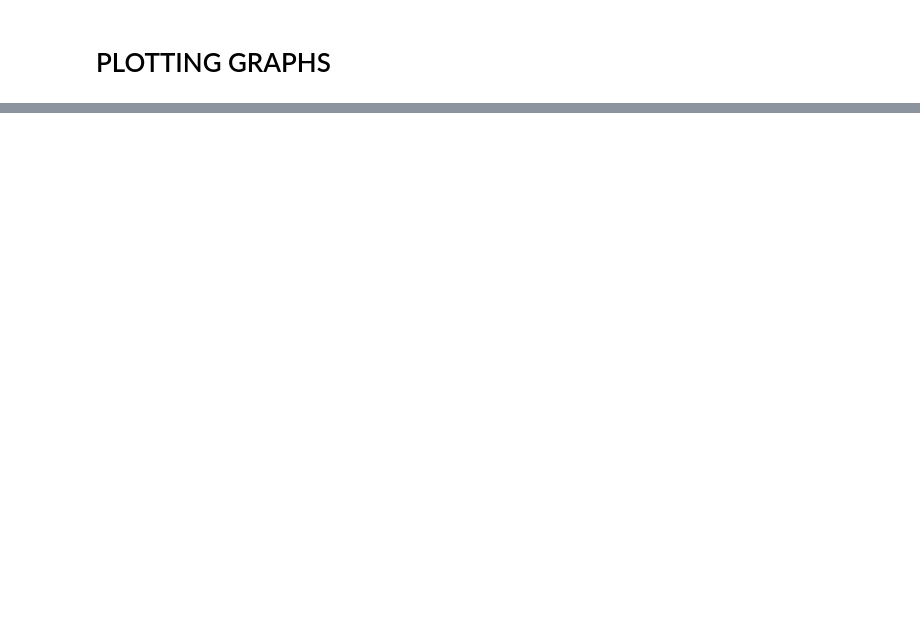
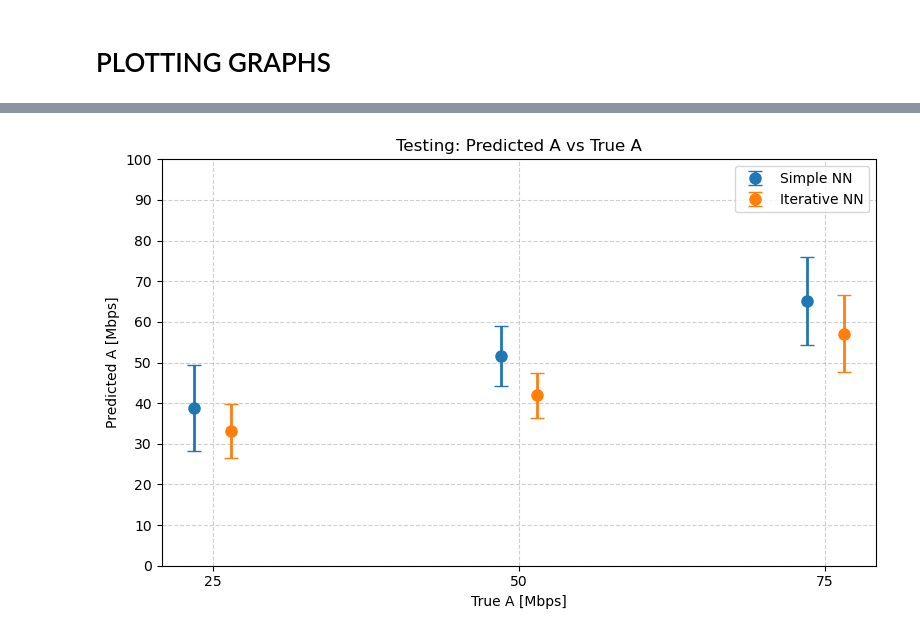
Before and after one commit to MKumar-12/UDP_ML_col867, a Jupyter notebook: Interpolation_Extrapolation_Merged.ipynb, the cells around one changed output, grey strips where cells are left out. Cells and saved outputs as stored; diff of their text form; code cells hidden in the pictures; blank space fills up the shorter version.

```diff
--- a/Interpolation_Extrapolation_Merged.ipynb
+++ b/Interpolation_Extrapolation_Merged.ipynb
@@ -110,0 +134,4 @@ y_extra_actual = y_extra
+# %%
+pred_train_simple = scaler.inverse_transform(simple_nn.predict(X_train))
+pred_train_iter = scaler.inverse_transform(iterative_predict(iter_nn, X_train))
+y_train_actual=y_train
@@ -235,6 +285,14 @@ A_simple_extra = pred_extra_simple[:, 0]
 C_simple_extra = pred_extra_simple[:, 1]
 A_iterative_extra = pred_extra_iter[:, 0]
 C_iterative_extra = pred_extra_iter[:, 1]
+
+# ==== Extract A and C values for extrapolation ====
+A_true_train = y_train_actual[:, 0]
+C_true_train = y_train_actual[:, 1]
+A_simple_train = pred_train_simple[:, 0]
+C_simple_train = pred_train_simple[:, 1]
+A_iterative_train = pred_train_iter[:, 0]
+C_iterative_train = pred_train_iter[:, 1]
 # %%
 # ==== Plot A: Interpolation ====
 plot_grouped_A_predictions(
@@ -254,3 +312,11 @@ plot_grouped_A_predictions(
+# %%
+# ==== Plot A: Interpolation ====
+plot_grouped_A_predictions(
+    A_true_train, A_simple_train, A_iterative_train,
+    title="Testing: Predicted A vs True A"
+)
+# %% [output]
+[figure, added]
 # %%
 # ==== Plot C: Interpolation ====
 plot_grouped_C_predictions(
```
Also changed, not shown: parts of 24 cells of this notebook, 20 other files.
